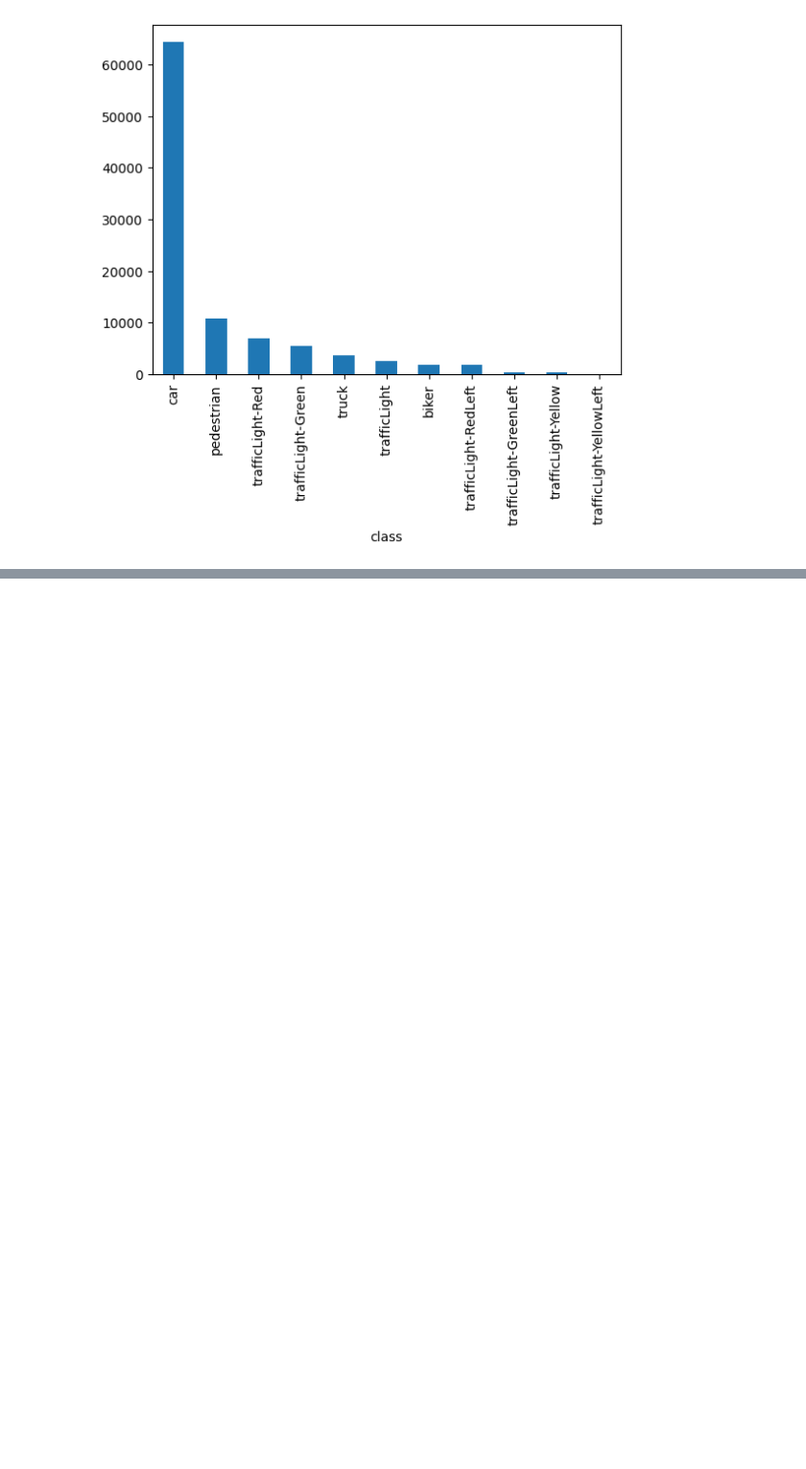
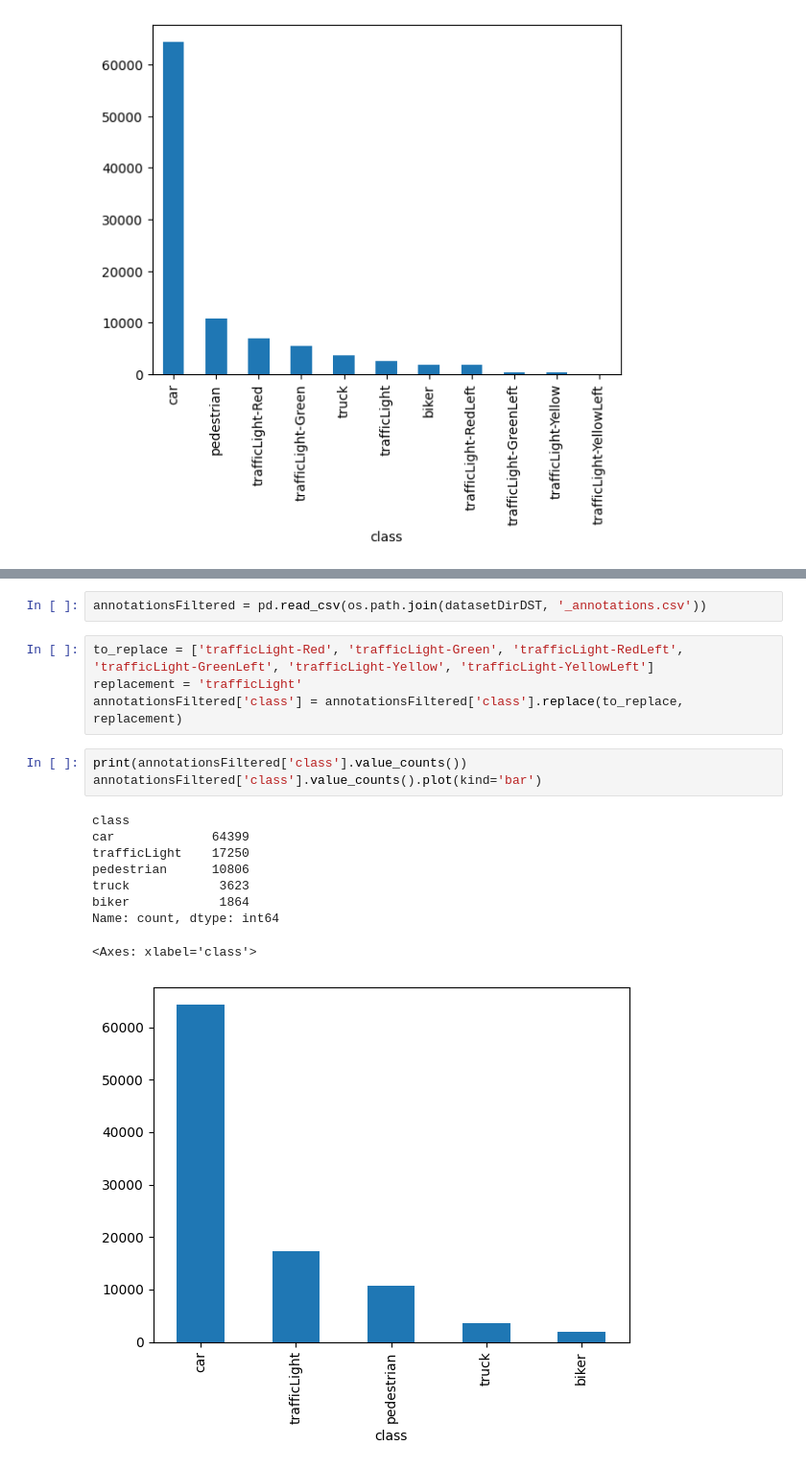
Before and after one commit to AndreKest/deepVision-project, a Jupyter notebook: src/datasetPreprocessing.ipynb, the cells around one changed output, grey strips where cells are left out. Shown: that part at 96% size. Saved outputs shown, nothing was run; the diff lists cells and outputs as text; blank space fills up the shorter version.

```diff
--- a/src/datasetPreprocessing.ipynb
+++ b/src/datasetPreprocessing.ipynb
@@ -103,0 +106,19 @@ Name: count, dtype: int64
+# %%
+annotationsFiltered = pd.read_csv(os.path.join(datasetDirDST, '_annotations.csv'))
+# %%
+to_replace = ['trafficLight-Red', 'trafficLight-Green', 'trafficLight-RedLeft', 'trafficLight-GreenLeft', 'trafficLight-Yellow', 'trafficLight-YellowLeft']
+replacement = 'trafficLight'
+annotationsFiltered['class'] = annotationsFiltered['class'].replace(to_replace, replacement)
+# %%
+print(annotationsFiltered['class'].value_counts())
+annotationsFiltered['class'].value_counts().plot(kind='bar')
+# %% [output]
+class
+car             64399
+trafficLight    17250
+pedestrian      10806
+truck            3623
+biker            1864
+Name: count, dtype: int64
+<Axes: xlabel='class'>
+[figure, added]
```
Also changed, not shown: parts of 3 cells of this notebook, 3 other files.
